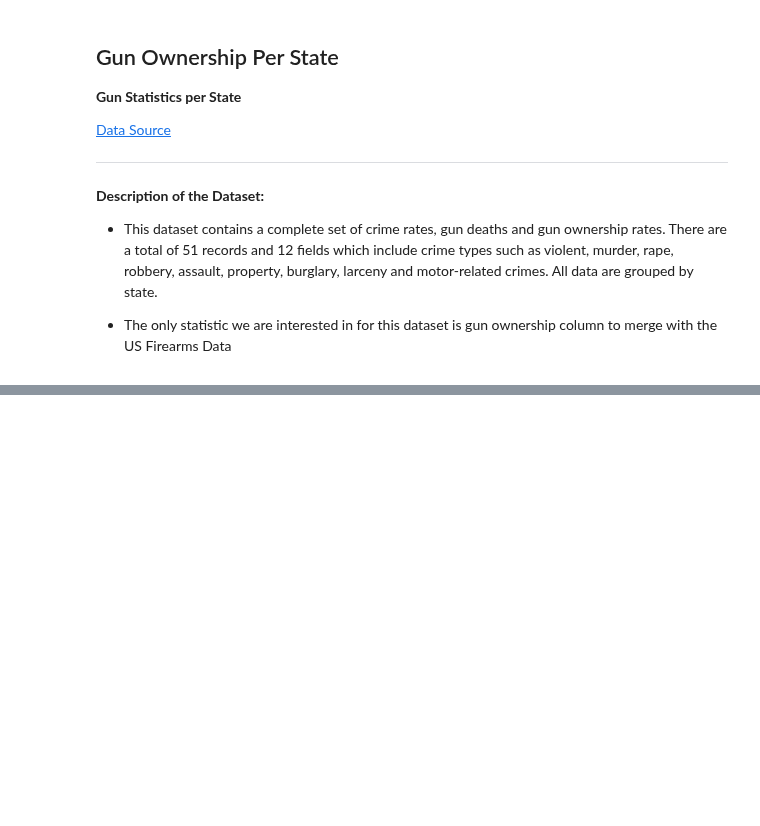
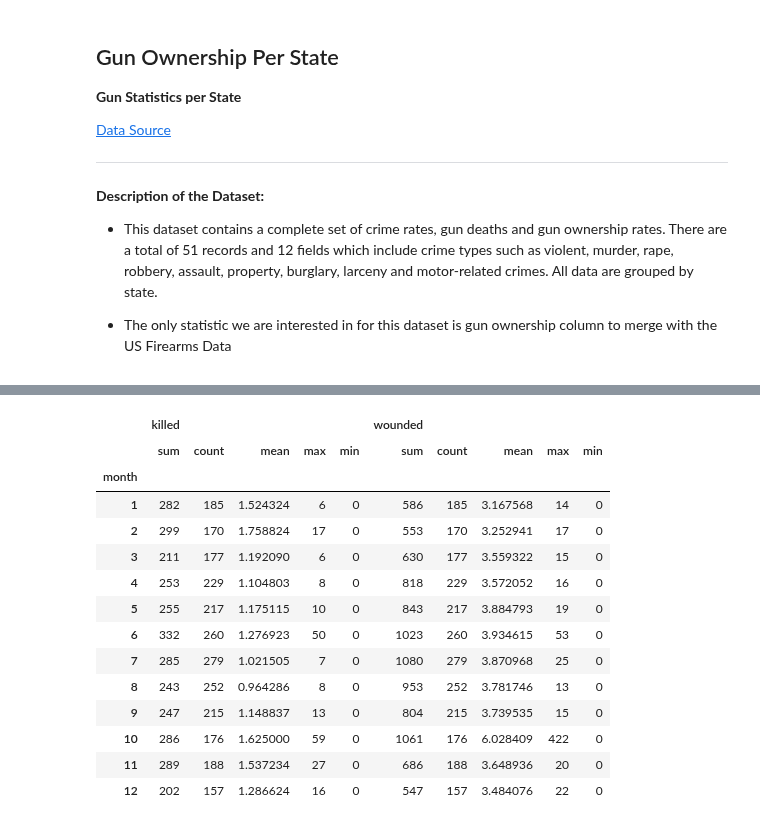
Before and after one commit to mayjai/US-Gun-Exploration-Visualization, a Jupyter notebook: US_Gun_Exploration.ipynb, the cells around one changed output, grey strips where cells are left out. Cells and saved outputs as stored; diff of their text form; code cells hidden in the pictures; blank space fills up the shorter version.

```diff
--- a/US_Gun_Exploration.ipynb
+++ b/US_Gun_Exploration.ipynb
@@ -203,0 +265,18 @@ df_ms.head()
+# %%
+df_ms.groupby('month')['killed','wounded'].agg(['sum','count','mean','max','min'])
+# %% [output]
+|  | killed |  |  |  |  | wounded |  |  |  |  |
+|  | sum | count | mean | max | min | sum | count | mean | max | min |
+| month |  |  |  |  |  |  |  |  |  |  |
+| 1 | 282 | 185 | 1.524324 | 6 | 0 | 586 | 185 | 3.167568 | 14 | 0 |
+| 2 | 299 | 170 | 1.758824 | 17 | 0 | 553 | 170 | 3.252941 | 17 | 0 |
+| 3 | 211 | 177 | 1.192090 | 6 | 0 | 630 | 177 | 3.559322 | 15 | 0 |
+| 4 | 253 | 229 | 1.104803 | 8 | 0 | 818 | 229 | 3.572052 | 16 | 0 |
+| 5 | 255 | 217 | 1.175115 | 10 | 0 | 843 | 217 | 3.884793 | 19 | 0 |
+| 6 | 332 | 260 | 1.276923 | 50 | 0 | 1023 | 260 | 3.934615 | 53 | 0 |
+| 7 | 285 | 279 | 1.021505 | 7 | 0 | 1080 | 279 | 3.870968 | 25 | 0 |
+| 8 | 243 | 252 | 0.964286 | 8 | 0 | 953 | 252 | 3.781746 | 13 | 0 |
+| 9 | 247 | 215 | 1.148837 | 13 | 0 | 804 | 215 | 3.739535 | 15 | 0 |
+| 10 | 286 | 176 | 1.625000 | 59 | 0 | 1061 | 176 | 6.028409 | 422 | 0 |
+| 11 | 289 | 188 | 1.537234 | 27 | 0 | 686 | 188 | 3.648936 | 20 | 0 |
+| 12 | 202 | 157 | 1.286624 | 16 | 0 | 547 | 157 | 3.484076 | 22 | 0 |
```
Also changed, not shown: parts of 21 cells of this notebook.
